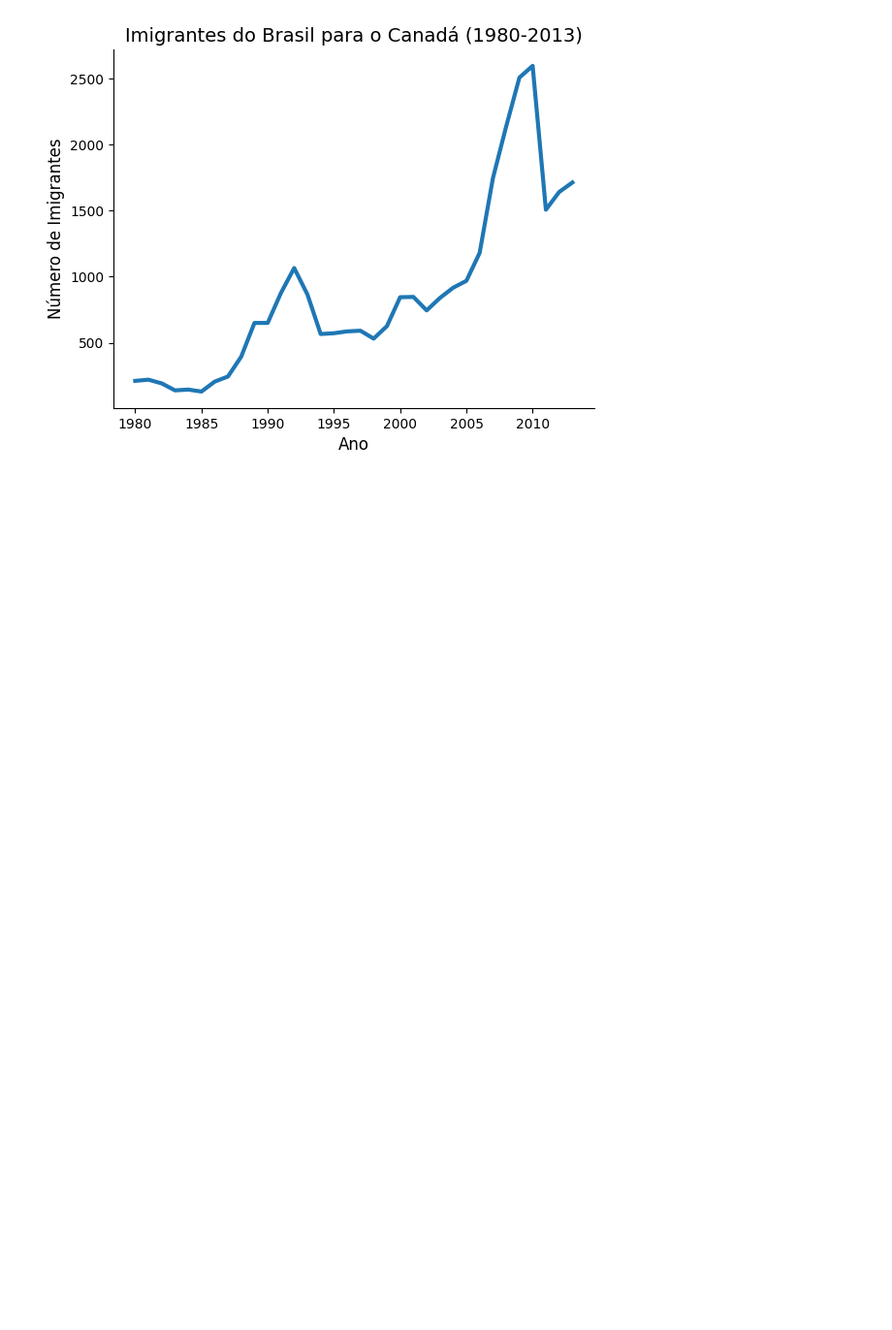
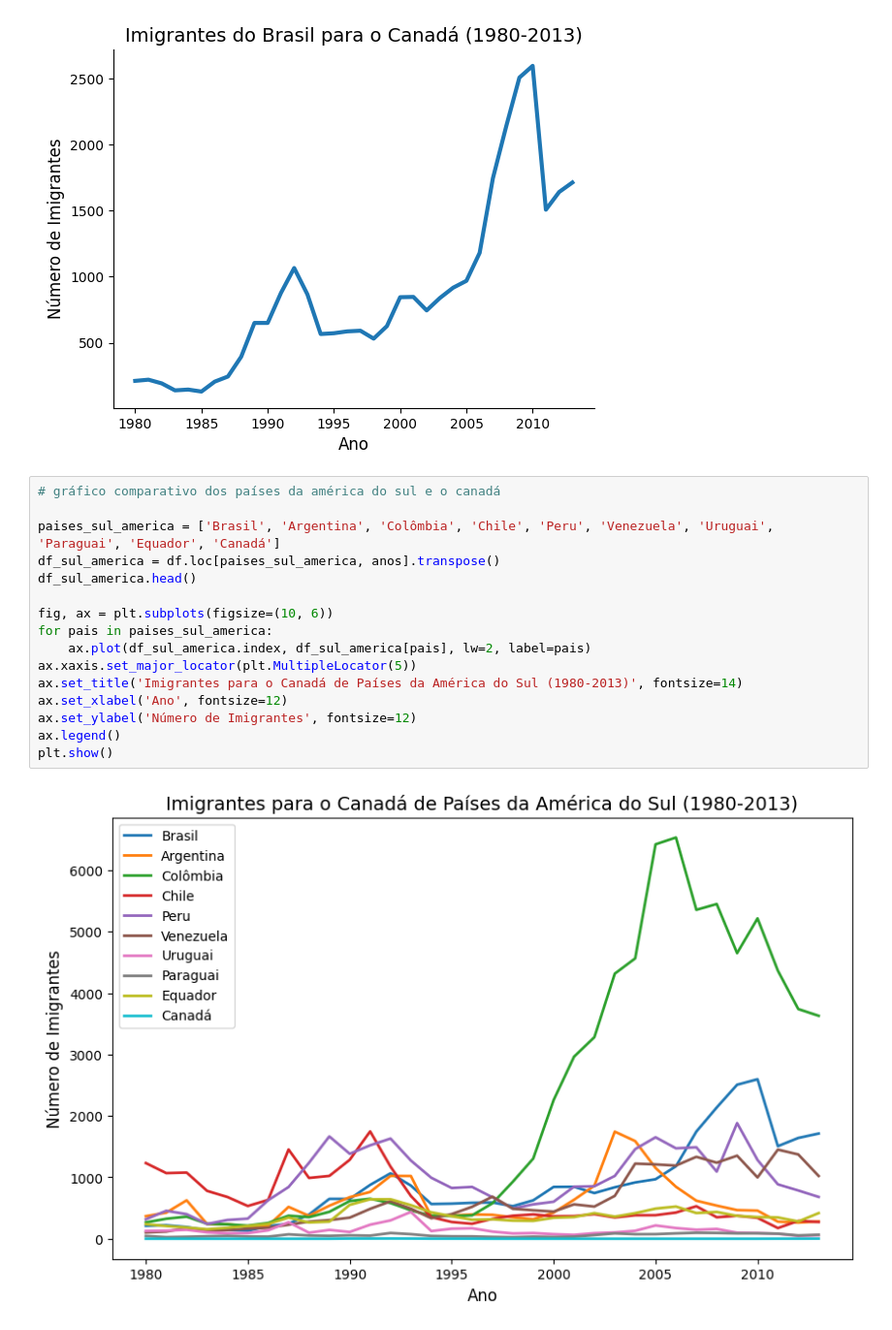
Before and after one commit to ZettaVyte/Analise_Imigrantes_Brasileiros_Canada, a Jupyter notebook: analise_imigrantes_brasileiros.ipynb, the cells around one changed output. Shown: that part at 97% size. Drawn from its saved outputs; the diff is of its cells as text; blank space fills up the shorter version.

Commit message:
Adicionado gráfico comparativo dos países da América do Sul e o Canadá

```diff
--- a/analise_imigrantes_brasileiros.ipynb
+++ b/analise_imigrantes_brasileiros.ipynb
@@ -98,3 +98,21 @@ ax.spines['right'].set_visible(False)
 plt.show()
 # %% [output]
 [figure]
+# %%
+# gráfico comparativo dos países da américa do sul e o canadá
+
+paises_sul_america = ['Brasil', 'Argentina', 'Colômbia', 'Chile', 'Peru', 'Venezuela', 'Uruguai', 'Paraguai', 'Equador', 'Canadá']
+df_sul_america = df.loc[paises_sul_america, anos].transpose()
+df_sul_america.head()
+
+fig, ax = plt.subplots(figsize=(10, 6))
+for pais in paises_sul_america:
+    ax.plot(df_sul_america.index, df_sul_america[pais], lw=2, label=pais)
+ax.xaxis.set_major_locator(plt.MultipleLocator(5))
+ax.set_title('Imigrantes para o Canadá de Países da América do Sul (1980-2013)', fontsize=14)
+ax.set_xlabel('Ano', fontsize=12)
+ax.set_ylabel('Número de Imigrantes', fontsize=12)
+ax.legend()
+plt.show()
+# %% [output]
+[figure, added]
```
Also changed, not shown: 1 other file.
